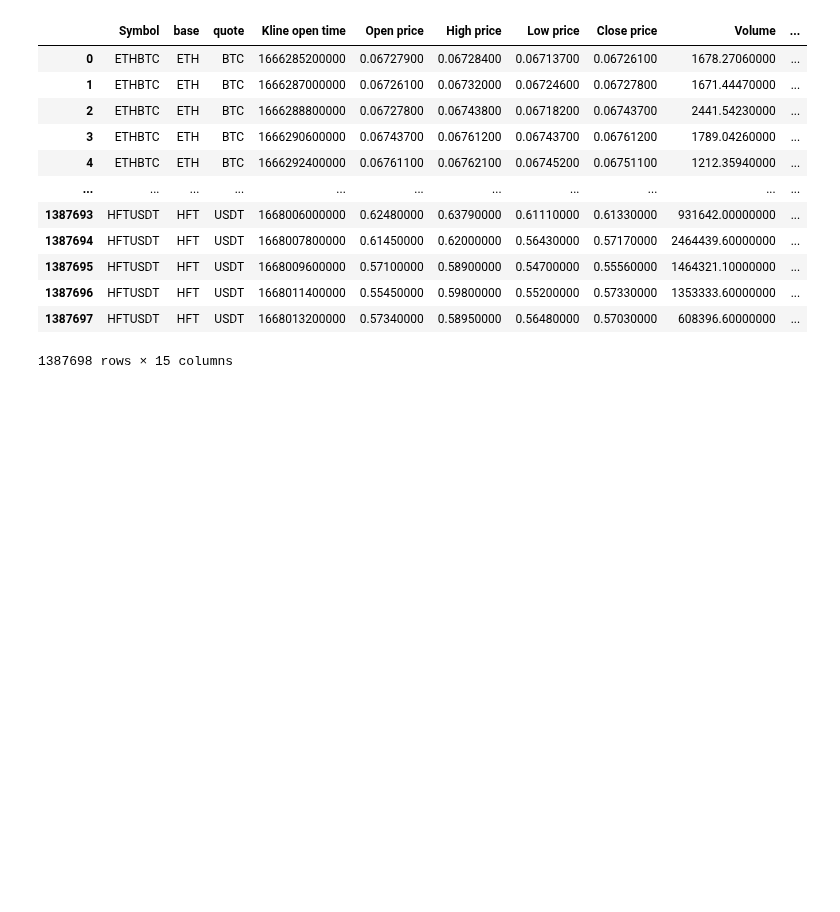
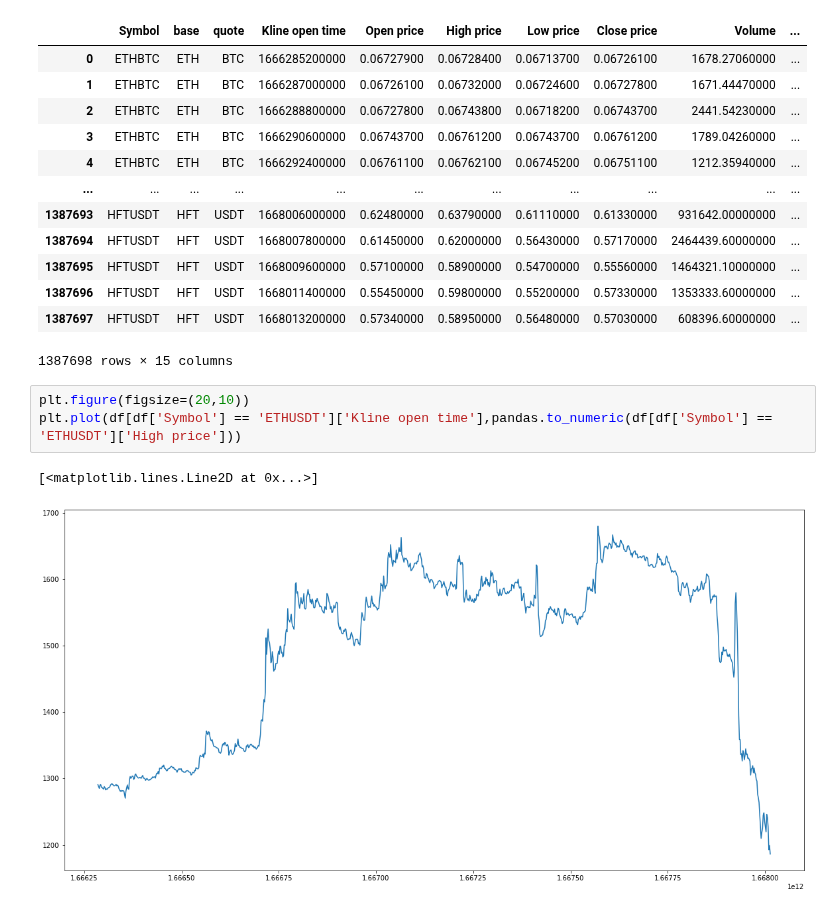
Before and after one commit to nhatruong1009/CryptoPrediction, a Jupyter notebook: src/crawlingData.ipynb, the cells around one changed output. Cells and saved outputs as stored; diff of their text form; blank space fills up the shorter version.

```diff
--- a/src/crawlingData.ipynb
+++ b/src/crawlingData.ipynb
@@ -101,3 +112,9 @@ df
 | 1387696 | HFTUSDT | HFT | USDT | 1668011400000 | 0.55450000 | 0.59800000 | 0.55200000 | 0.57330000 | 1353333.60000000 | ... |
 | 1387697 | HFTUSDT | HFT | USDT | 1668013200000 | 0.57340000 | 0.58950000 | 0.56480000 | 0.57030000 | 608396.60000000 | ... |
 1387698 rows × 15 columns
+# %%
+plt.figure(figsize=(20,10))
+plt.plot(df[df['Symbol'] == 'ETHUSDT']['Kline open time'],pandas.to_numeric(df[df['Symbol'] == 'ETHUSDT']['High price']))
+# %% [output]
+[<matplotlib.lines.Line2D at 0x...>]
+[figure, added]
```
Also changed, not shown: parts of 19 cells of this notebook.
